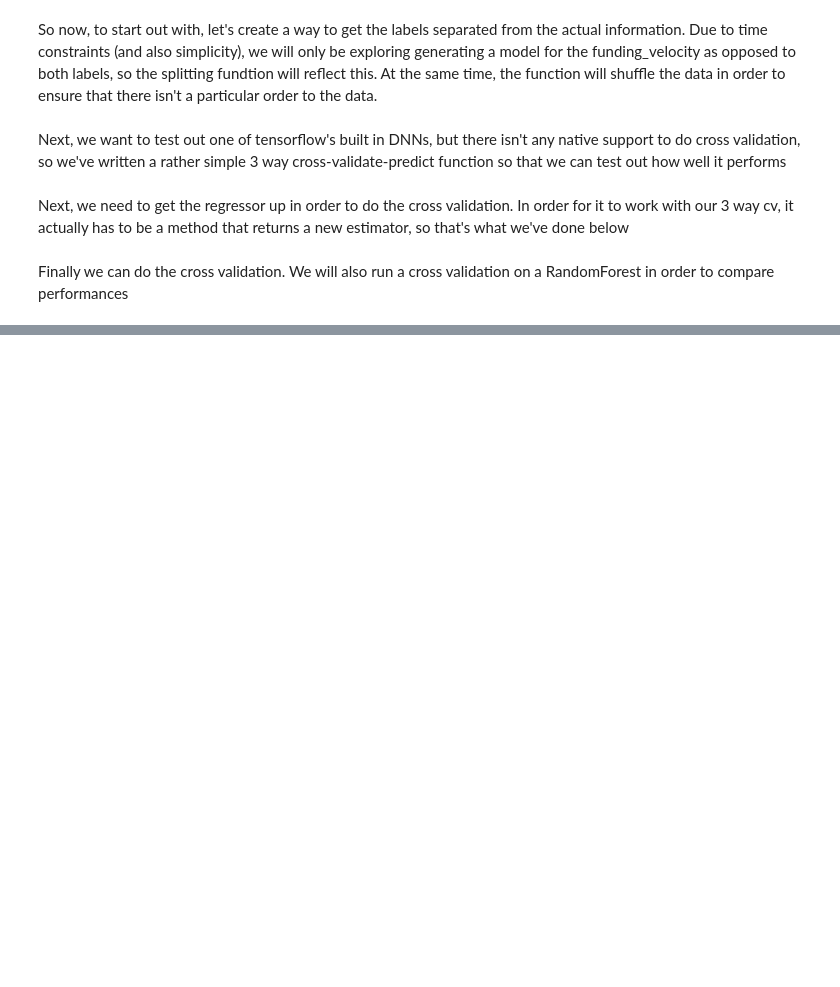
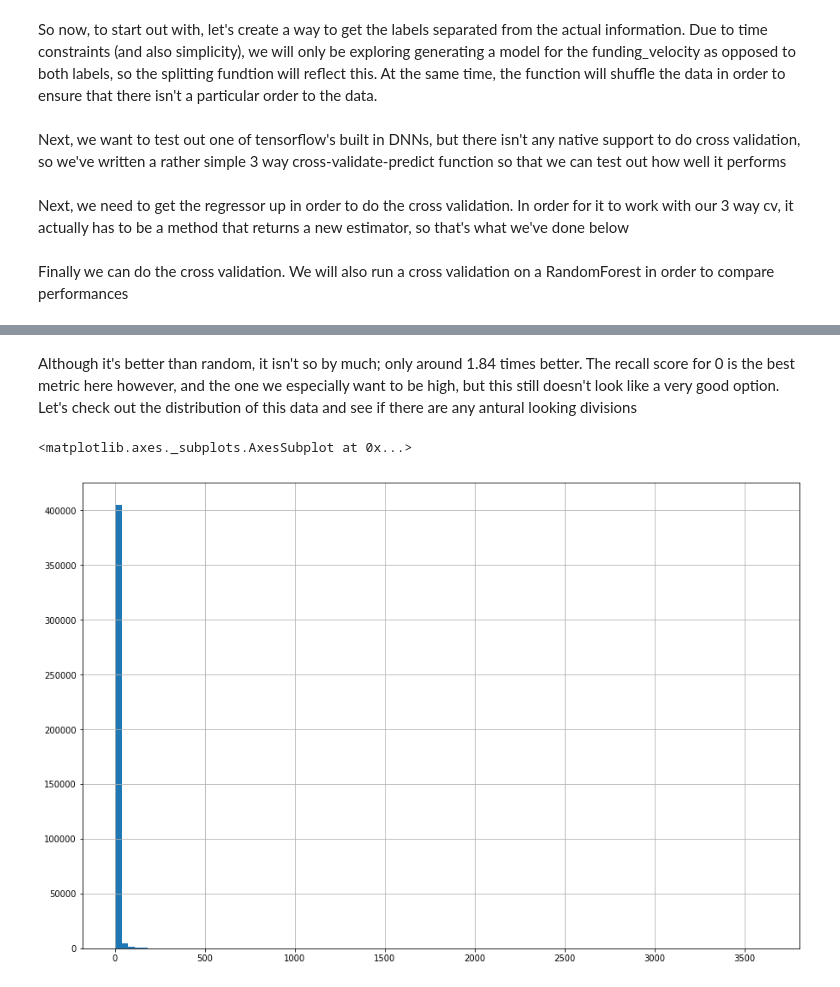
Before and after one commit to JCRaymond/ITCS_4156_FInal, a Jupyter notebook: Final Project.ipynb, the cells around one changed output, grey strips where cells are left out. Cells and saved outputs as stored; diff of their text form; code cells hidden in the pictures; blank space fills up the shorter version.

```diff
--- a/Final Project.ipynb
+++ b/Final Project.ipynb
@@ -3393,32 +3291,0 @@ yi = yi.apply(bucketize).value_counts()
-# %%
-from sklearn.ensemble import RandomForestClassifier
-from sklearn.utils import shuffle
-
-def data_split(data):
-    label = data['funding_velocity']
-    data = data.drop(['funding_velocity', 'fully_funded'], axis=1)
-    return data, label
-
-#ss = StandardScaler()
-Xi, yi = data_split(shuffle(ml_data))
-#Xi = ss.fit_transform(Xi)
-
-def bucketize(y):
-    if y < 0.861646:
-        return 'slow'
-    elif y < 1.655629:
-        return 'moderate'
-    elif y < 3.623188:
-        return 'fast'
-    return 'very fast'
-def bucketize(y):
-    if y < 2:
-        return 0
-    elif y < 15:
-        return 1
-    else:
-        return 2
-yi = yi.apply(bucketize)
-
-rf_clf = RandomForestClassifier(random_state=42, n_estimators=50, n_jobs=-1)
-preds = cross_val_predict(rf_clf, Xi, yi)
@@ -3459,0 +3388,8 @@ avg / total       0.96      0.96      0.96    469808
+# %% [markdown]
+Although it's better than random, it isn't so by much; only around 1.84 times better. The recall score for 0 is the best metric here however, and the one we especially want to be high, but this still doesn't look like a very good option. Let's check out the distribution of this data and see if there are any antural looking divisions
+# %%
+_, yi = data_split(ml_data)
+yi.hist(bins=100, figsize=(15, 10))
+# %% [output]
+<matplotlib.axes._subplots.AxesSubplot at 0x...>
+[figure, added]
```
Also changed, not shown: parts of 90 cells of this notebook.
